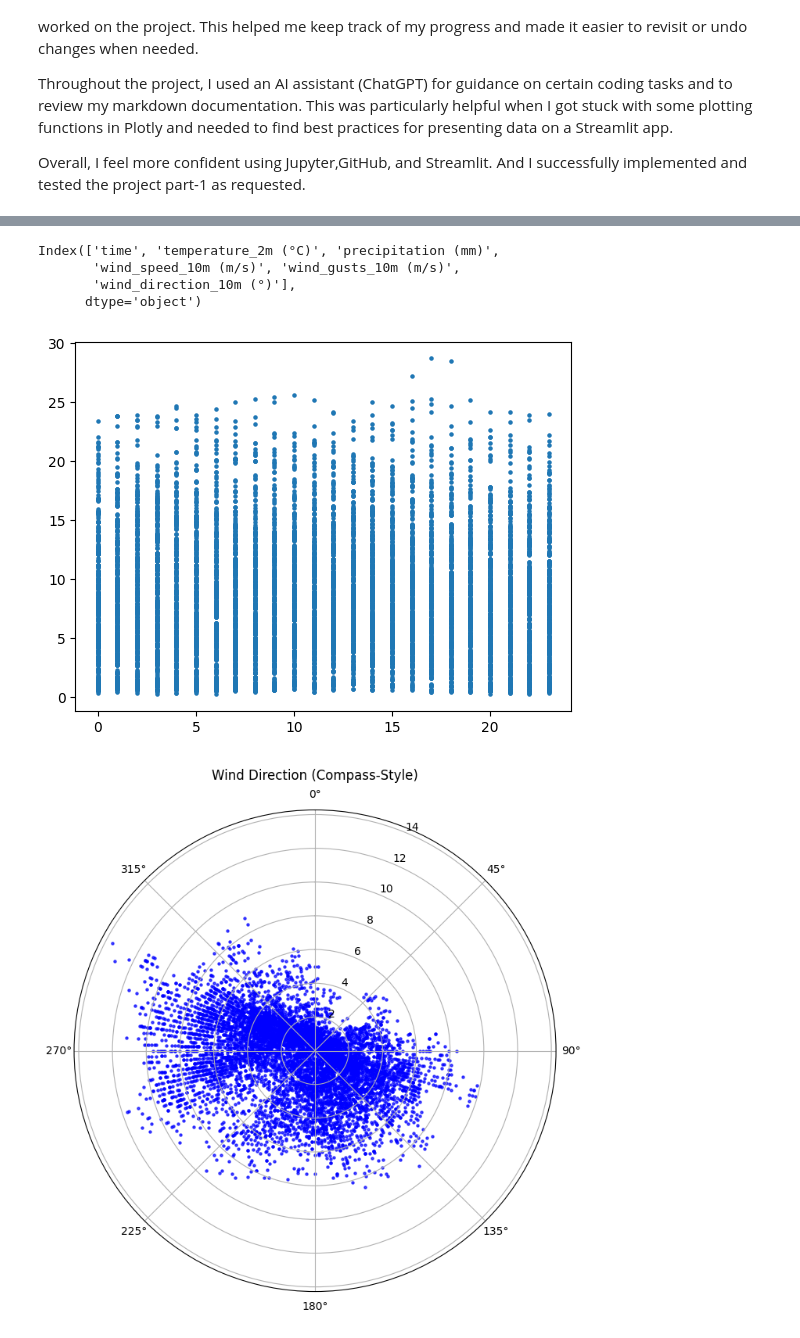
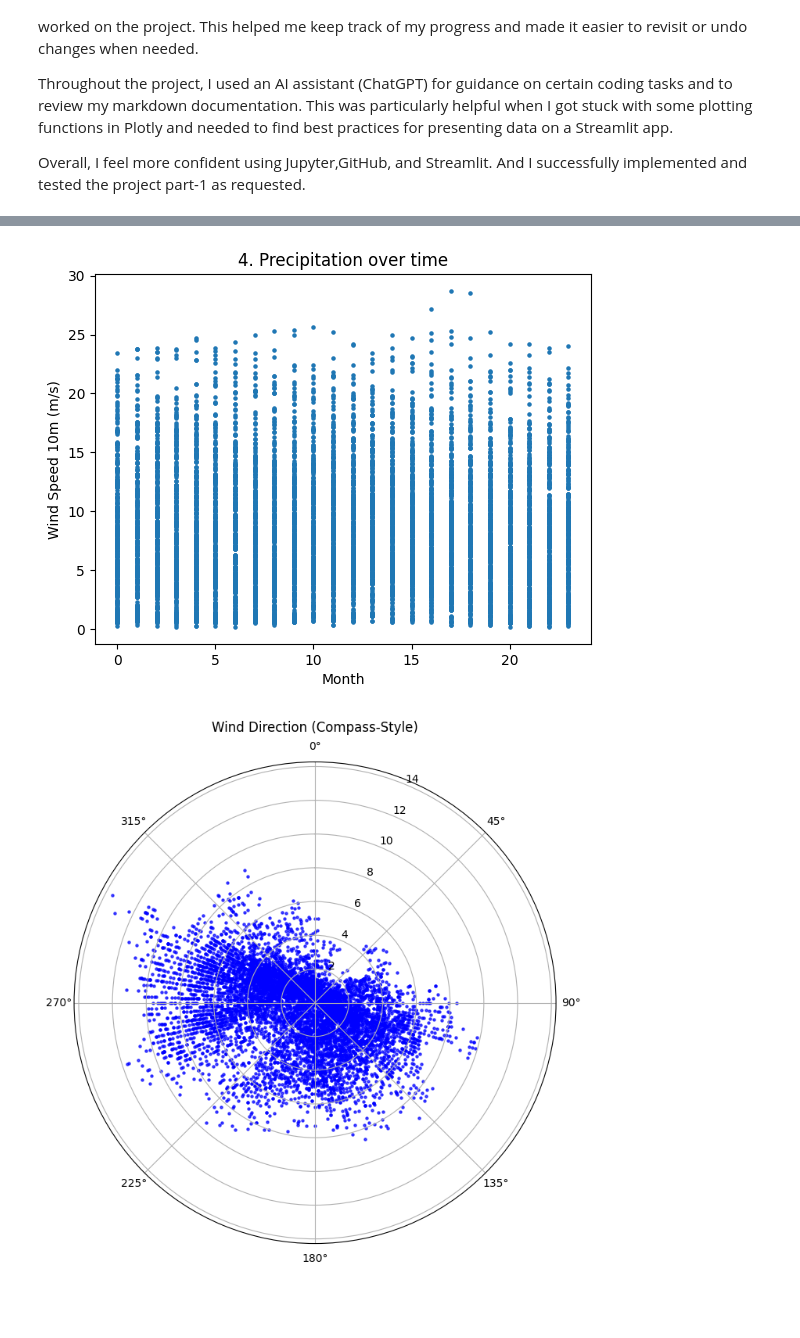
Before and after one commit to Indraadhikari/IND320_Indra, a Jupyter notebook: dashboard_basics_indra.ipynb, the cells around one changed output, grey strips where cells are left out. Drawn from its saved outputs; the diff is of its cells as text; code cells hidden in the pictures; blank space fills up the shorter version.

```diff
--- a/dashboard_basics_indra.ipynb
+++ b/dashboard_basics_indra.ipynb
@@ -57,11 +82,9 @@ plt.show()
 # %%
-print(df.columns)
 plt.scatter(df['time'].dt.hour, df['wind_gusts_10m (m/s)'],s=5)
+plt.title('4. Precipitation over time')
+plt.xlabel('Month')
+plt.ylabel('Wind Speed 10m (m/s)')
 plt.show()
 # %% [output]
-Index(['time', 'temperature_2m (°C)', 'precipitation (mm)',
-       'wind_speed_10m (m/s)', 'wind_gusts_10m (m/s)',
-       'wind_direction_10m (°)'],
-      dtype='object')
-[figure, old version]
+[figure, new version]
 # %%
```
Also changed, not shown: parts of 14 cells of this notebook, 3 other files.
